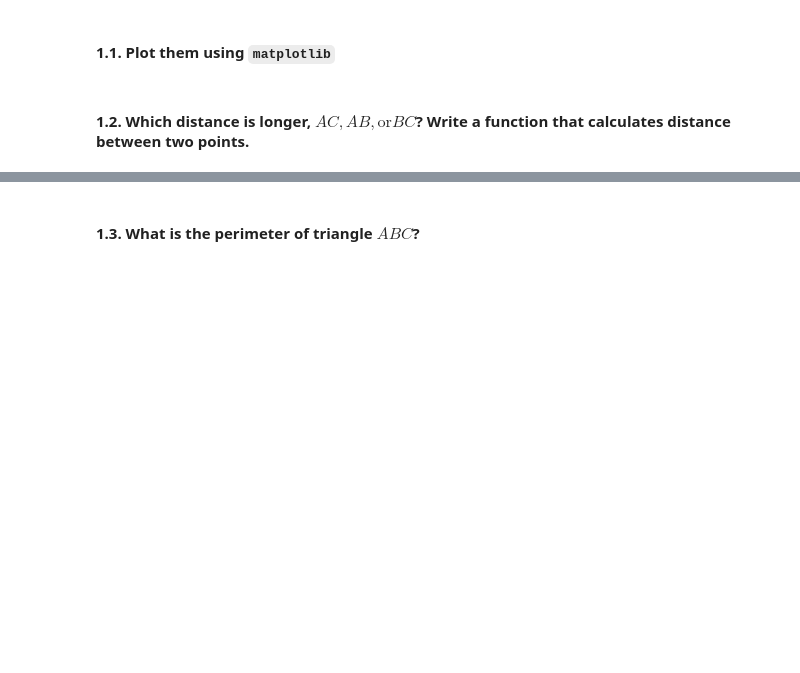
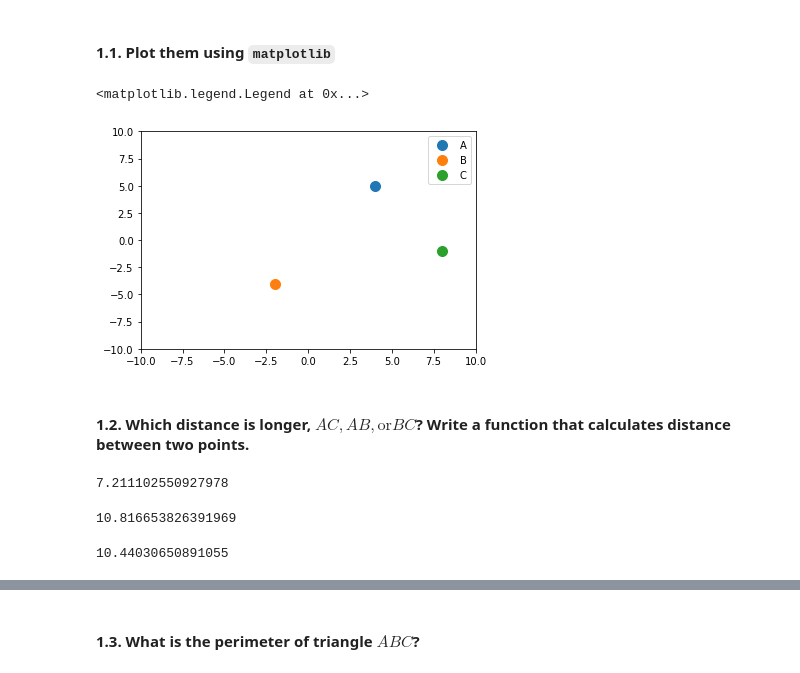
Before and after one commit to Ironhack-Data-Madrid-Enero-2021/lab-math-refresher, a Jupyter notebook: your-code/main.ipynb, the cells around one changed output, grey strips where cells are left out. Saved outputs shown, nothing was run; the diff lists cells and outputs as text; code cells hidden in the pictures; blank space fills up the shorter version.

```diff
--- a/your-code/main.ipynb
+++ b/your-code/main.ipynb
@@ -10,5 +12,29 @@ $B=(-2, -4)$
 $C=(8, -1)$
 # %% [markdown]
 #### 1.1. Plot them using `matplotlib`
+# %%
+# put points in variables
+
+A = (4, 5)
+B = (-2, -4)
+C = (8, -1)
+# %%
+# create a plot
+fig, ax = plt.subplots()
+
+# add points
+plt.plot(A[0], A[1], "o", markersize=10, label="A")
+plt.plot(B[0], B[1], "o", markersize=10, label="B")
+plt.plot(C[0], C[1], "o", markersize=10, label="C")
+
+# set axis limits
+ax.set_xlim([-10, 10])
+ax.set_ylim([-10, 10])
+
+# add legend
+plt.legend()
+# %% [output]
+<matplotlib.legend.Legend at 0x...>
+[figure, added]
 # %% [markdown]
 #### 1.2. Which distance is longer, $AC, AB, \text{or} BC$? Write a function that calculates distance between two points.
@@ -14,0 +53,15 @@ $C=(8, -1)$
+# %%
+AC = distance_bet_points(A, C)
+AC
+# %% [output]
+7.211102550927978
+# %%
+AB = distance_bet_points(A, B)
+AB
+# %% [output]
+10.816653826391969
+# %%
+BC = distance_bet_points(B, C)
+BC
+# %% [output]
+10.44030650891055
```
Also changed, not shown: parts of 53 cells of this notebook.
